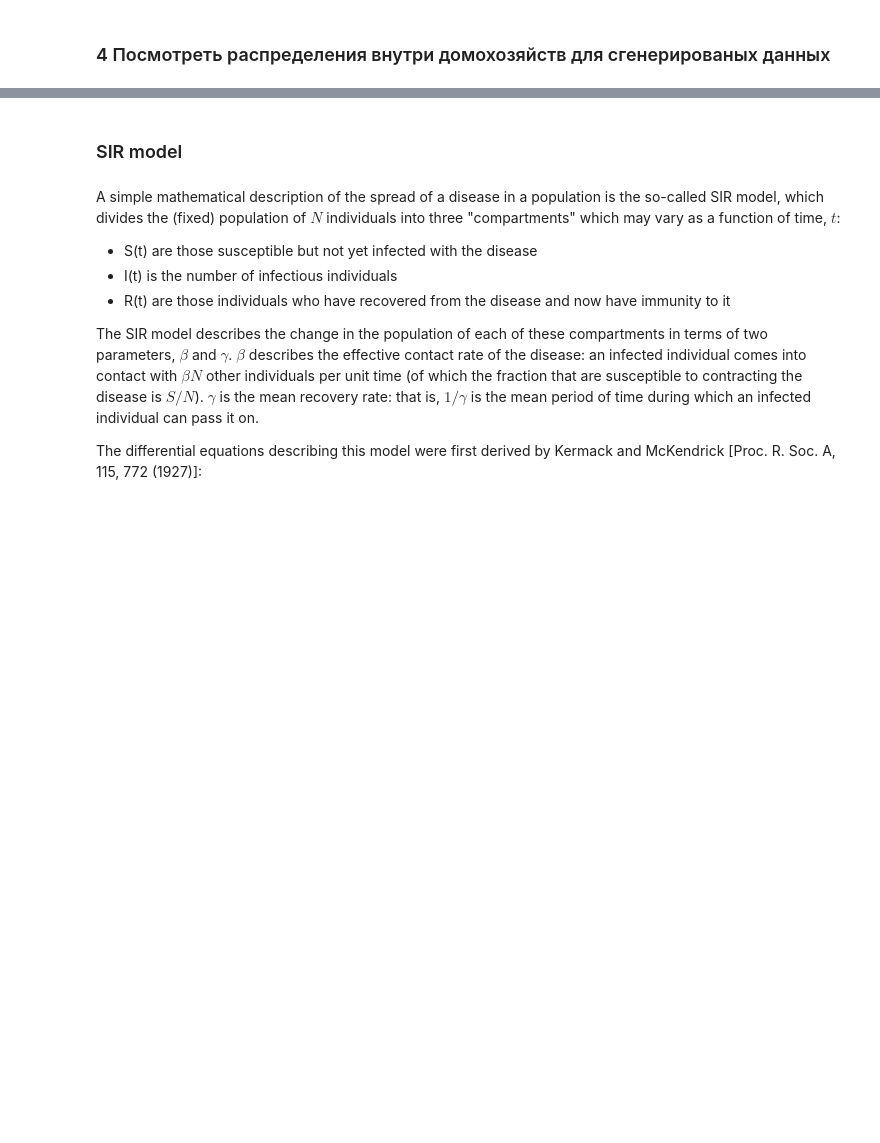
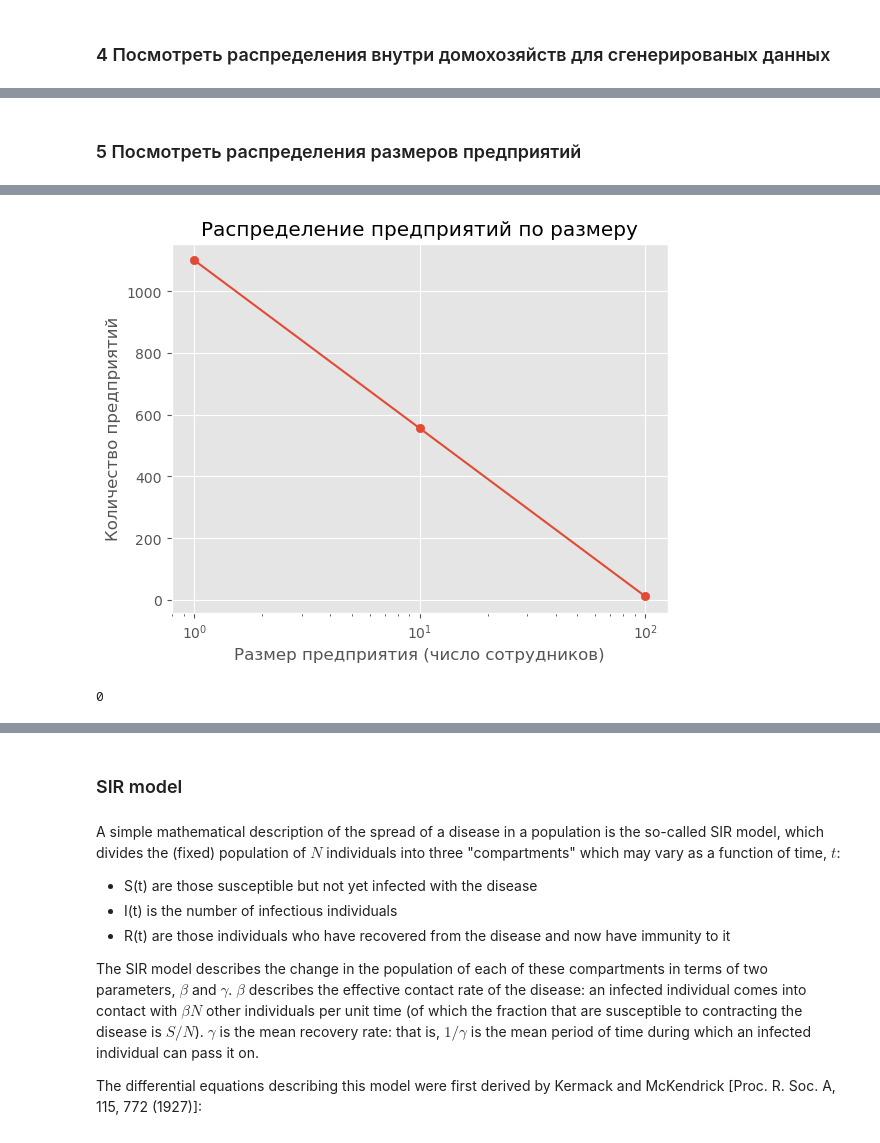
Before and after one commit to MaximKiryakin/Diploma, a Jupyter notebook: diploma.ipynb, the cells around one changed output, grey strips where cells are left out. Cells and saved outputs as stored; diff of their text form; code cells hidden in the pictures; blank space fills up the shorter version.

```diff
--- a/diploma.ipynb
+++ b/diploma.ipynb
@@ -536,0 +129,5 @@ tmp_rural
+# %% [markdown]
+### 5 Посмотреть распределения размеров предприятий
+# %%
+model.plot_manufactures_size_distribution()
+# %% [output]
@@ -536,0 +135,2 @@ tmp_rural
+[figure, added]
+0
```
Also changed, not shown: parts of 77 cells of this notebook, 2 other files.
